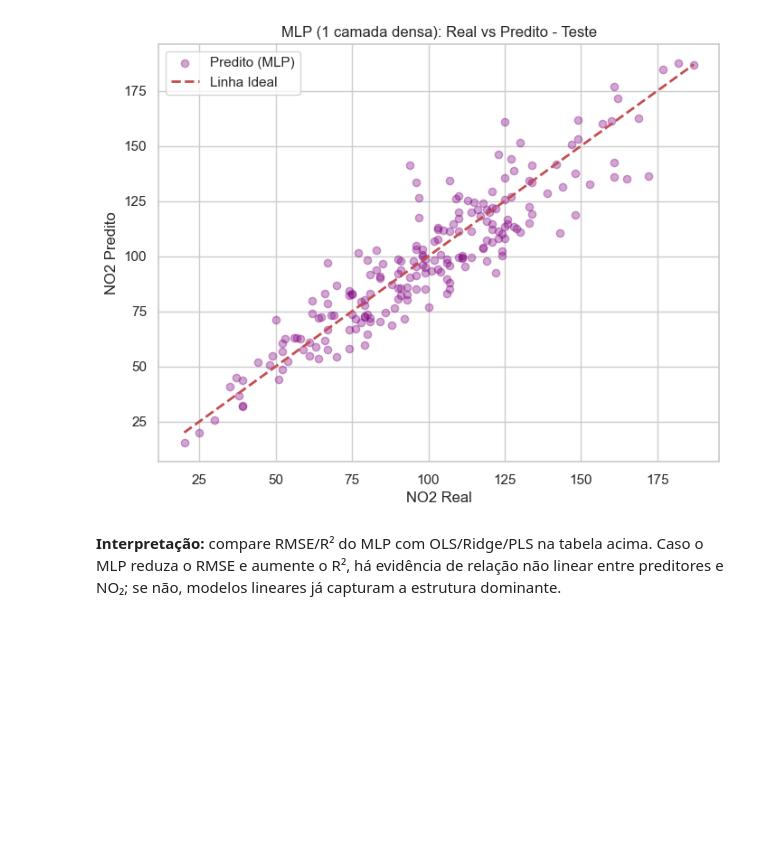
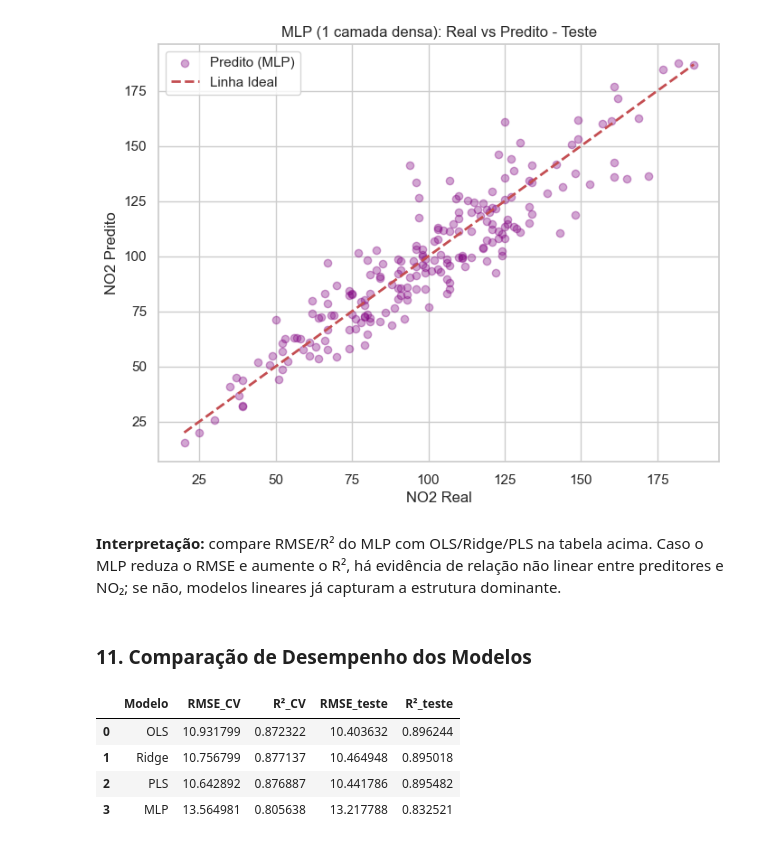
Before and after one commit to diego-nac/ica-homeworks, a Jupyter notebook: homework2/code.ipynb, the cells around one changed output. Drawn from its saved outputs; the diff is of its cells as text; code cells hidden in the pictures; blank space fills up the shorter version.

```diff
--- a/homework2/code.ipynb
+++ b/homework2/code.ipynb
@@ -796,3 +855,25 @@ plt.show()
 [figure]
 # %% [markdown]
 **Interpretação:** compare RMSE/R² do MLP com OLS/Ridge/PLS na tabela acima. Caso o MLP reduza o RMSE e aumente o R², há evidência de relação não linear entre preditores e NO₂; se não, modelos lineares já capturam a estrutura dominante.
+# %% [markdown]
+### 11. Comparação de Desempenho dos Modelos
+# %%
+# Calcular CV para MLP
+cv_rmse_mlp = -cross_val_score(MLPRegressor(hidden_layer_sizes=(64,), activation="relu", solver="adam", max_iter=800, random_state=SEED, early_stopping=True, n_iter_no_change=20), X_train_norm, y_train, cv=10, scoring='neg_root_mean_squared_error').mean()
+cv_r2_mlp = cross_val_score(MLPRegressor(hidden_layer_sizes=(64,), activation="relu", solver="adam", max_iter=800, random_state=SEED, early_stopping=True, n_iter_no_change=20), X_train_norm, y_train, cv=10, scoring='r2').mean()
+
+# Tabela 4 — Desempenho dos Modelos (Teste e CV)
+desempenho_df = pd.DataFrame({
+    "Modelo": ["OLS", "Ridge", "PLS", "MLP"],
+    "RMSE_CV": [cv_rmse_sklearn, cv_rmse_ridge_skl, best_pls_row["rmse_mean"], cv_rmse_mlp],
+    "R²_CV": [cv_r2_sklearn, cv_r2_ridge_skl, best_pls_row["r2_mean"], cv_r2_mlp],
+    "RMSE_teste": [rmse_skl, rmse_ridge_sklearn, rmse_pls_test, rmse_mlp],
+    "R²_teste": [r2_skl, r2_ridge_sklearn, r2_pls_test, r2_mlp]
+})
+desempenho_df
+# %% [output]
+|  | Modelo | RMSE_CV | R²_CV | RMSE_teste | R²_teste |
+| 0 | OLS | 10.931799 | 0.872322 | 10.403632 | 0.896244 |
+| 1 | Ridge | 10.756799 | 0.877137 | 10.464948 | 0.895018 |
+| 2 | PLS | 10.642892 | 0.876887 | 10.441786 | 0.895482 |
+| 3 | MLP | 13.564981 | 0.805638 | 13.217788 | 0.832521 |
```
Also changed, not shown: parts of 1 cell of this notebook.
